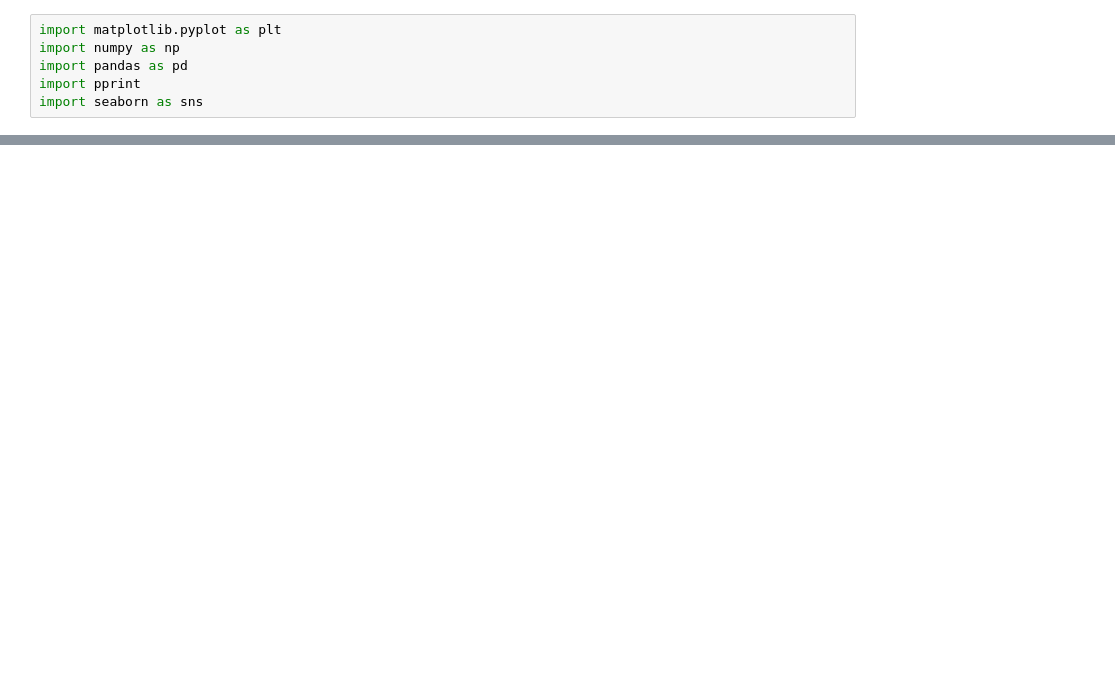
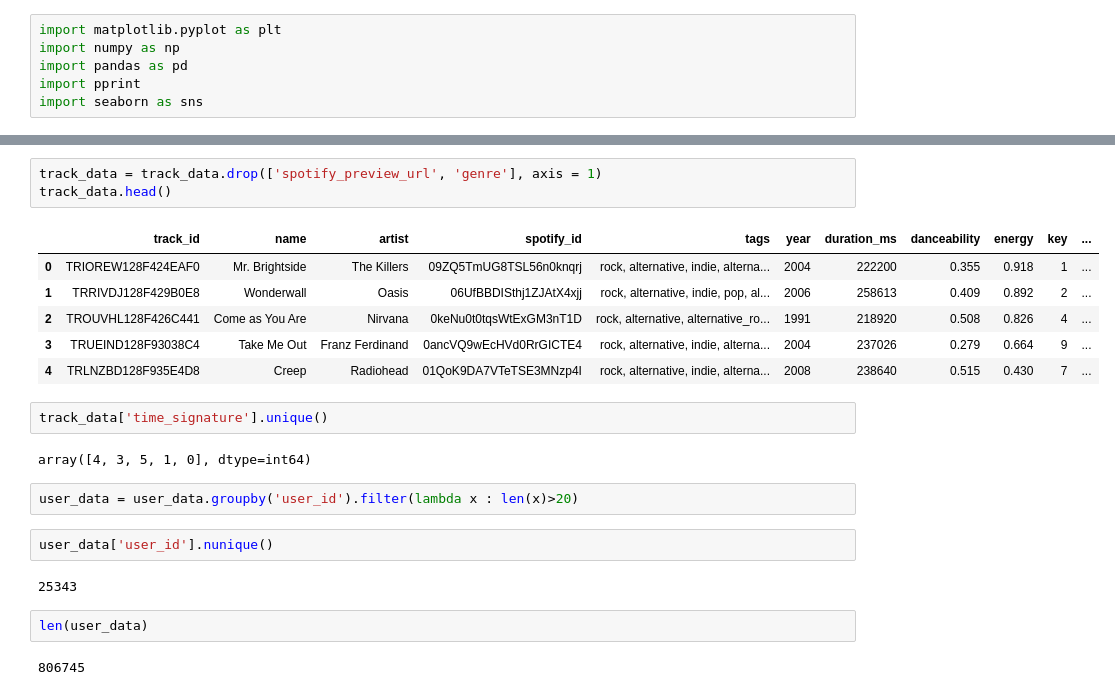
Before and after one commit to Ernesto2004/spotify-music-suggestion, a Jupyter notebook: processing.ipynb, the cells around one changed output, grey strips where cells are left out. Drawn from its saved outputs; the diff is of its cells as text; blank space fills up the shorter version.

```diff
--- a/processing.ipynb
+++ b/processing.ipynb
@@ -80,0 +58,24 @@ data.head()
+# %%
+track_data = track_data.drop(['spotify_preview_url', 'genre'], axis = 1)
+track_data.head()
+# %% [output]
+|  | track_id | name | artist | spotify_id | tags | year | duration_ms | danceability | energy | key | ... |
+| 0 | TRIOREW128F424EAF0 | Mr. Brightside | The Killers | 09ZQ5TmUG8TSL56n0knqrj | rock, alternative, indie, alterna... | 2004 | 222200 | 0.355 | 0.918 | 1 | ... |
+| 1 | TRRIVDJ128F429B0E8 | Wonderwall | Oasis | 06UfBBDISthj1ZJAtX4xjj | rock, alternative, indie, pop, al... | 2006 | 258613 | 0.409 | 0.892 | 2 | ... |
+| 2 | TROUVHL128F426C441 | Come as You Are | Nirvana | 0keNu0t0tqsWtExGM3nT1D | rock, alternative, alternative_ro... | 1991 | 218920 | 0.508 | 0.826 | 4 | ... |
+| 3 | TRUEIND128F93038C4 | Take Me Out | Franz Ferdinand | 0ancVQ9wEcHVd0RrGICTE4 | rock, alternative, indie, alterna... | 2004 | 237026 | 0.279 | 0.664 | 9 | ... |
+| 4 | TRLNZBD128F935E4D8 | Creep | Radiohead | 01QoK9DA7VTeTSE3MNzp4I | rock, alternative, indie, alterna... | 2008 | 238640 | 0.515 | 0.430 | 7 | ... |
+# %%
+track_data['time_signature'].unique()
+# %% [output]
+array([4, 3, 5, 1, 0], dtype=int64)
+# %%
+user_data = user_data.groupby('user_id').filter(lambda x : len(x)>20)
+# %%
+user_data['user_id'].nunique()
+# %% [output]
+25343
+# %%
+len(user_data)
+# %% [output]
+806745
```
Also changed, not shown: parts of 17 cells of this notebook, 2 other files.
